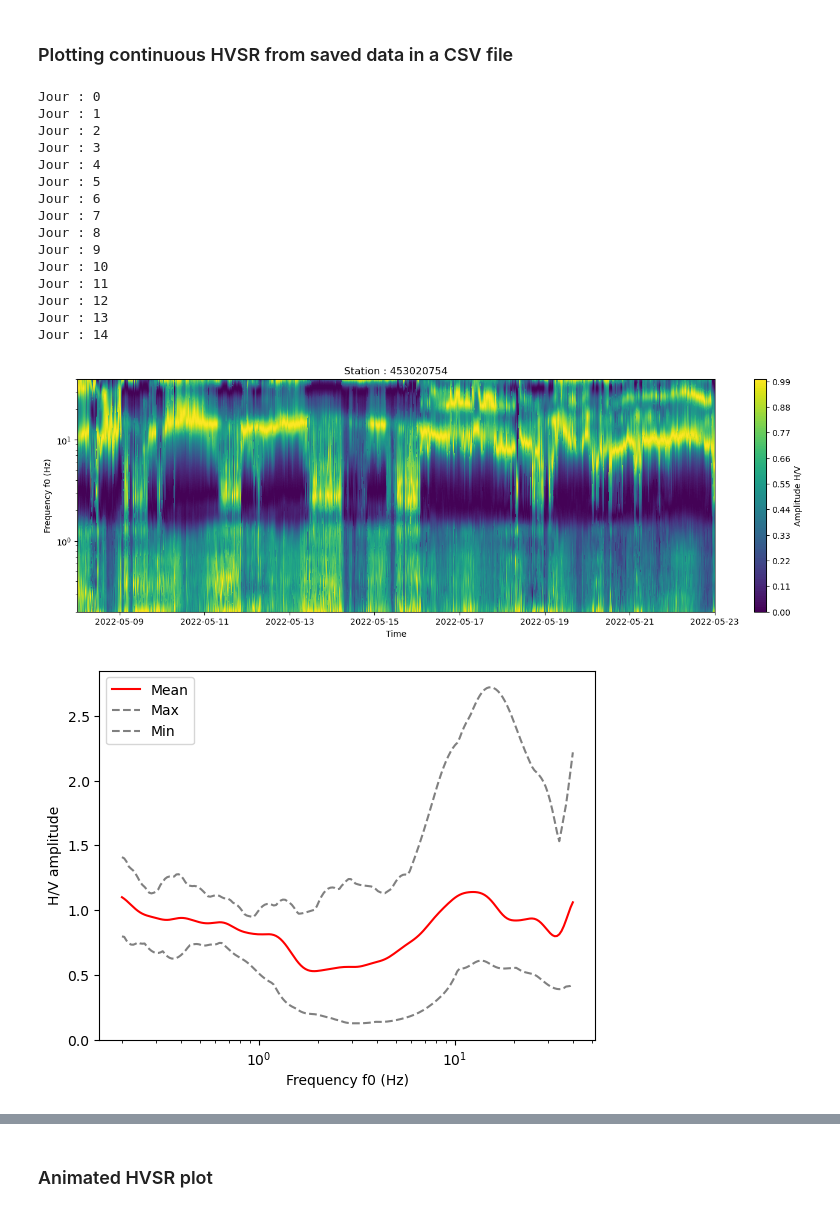
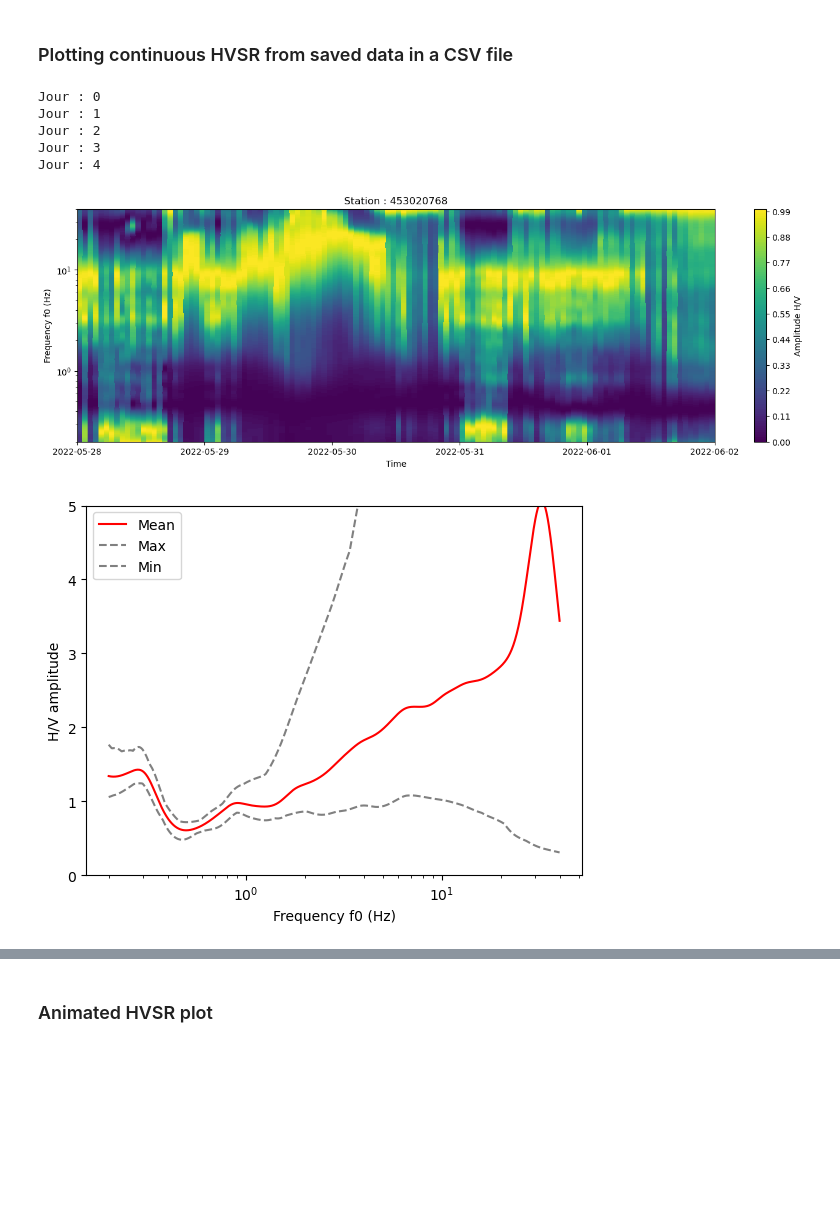
Before and after one commit to jgovoort/sismo-memo, a Jupyter notebook: Ice-thickness.ipynb, the cells around one changed output, grey strips where cells are left out. Cells and saved outputs as stored; diff of their text form; code cells hidden in the pictures; blank space fills up the shorter version.

```diff
--- a/Ice-thickness.ipynb
+++ b/Ice-thickness.ipynb
@@ -256,10 +256,6 @@ def hv_maximum(sensor, windowlenght, f_min, f_max) :
     max_iterations = 50 #maximum interations to reject
     # Distribution of f0 {"lognormal", "normal"}. Geopsy default "normal" -> "lognormal" is recommended.
     distribution_f0 = "lognormal"
-
-
-
-    startprocess = time.process_time()
 
     distribution_mc = "lognormal"
 
@@ -293,16 +289,20 @@ def hv_maximum(sensor, windowlenght, f_min, f_max) :
     peak_f_lower = f_min
     peak_f_upper = f_max
     # Geopsy's default is "squared-average" -> "geometric-mean" is recommended/// single-azimuth.
-    method = 'single-azimuth' #"geometric-mean"
+    method = "geometric-mean" #'single-azimuth'
     # If method="single-azimuth", set azimuth in degree clock-wise from north. If method!="single-azimuth", value is ignored.
     azimuth = 15
 
     hv = sensor.hv(windowlenght, bp_filter, width, bandwidth, resampling, method,
                f_low=peak_f_lower, f_high=peak_f_upper, azimuth=azimuth)
+
+    #max_freq = hv.mc_peak_frq(distribution_mc)
+    #print(max_freq)
+
     hv.reject_windows(n=n, max_iterations=max_iterations, distribution_f0=distribution_f0, distribution_mc=distribution_mc)
 
 
-    #max_freq = hv.mc_peak_frq(distribution_mc)
+
 
     #max_amp = hv.mc_peak_amp(distribution_mc)
 
@@ -310,9 +310,6 @@ def hv_maximum(sensor, windowlenght, f_min, f_max) :
 
     frq = hv.frq
 
-    endprocess = time.process_time()
-    print('Processing accomplished in '+str(endprocess-startprocess)+' seconds')
-
     return meanamp, frq
 # %% [markdown]
 ## Continuous HVSR
@@ -442,10 +465,10 @@ def hvsr_reader(filename, filepath) :
                     line += 1
         return tmpfrq, tmpamp, tmptimedep, tmptimeend, strtimedep, strtimeend
 # %%
-root = 'res_continuous_HVSR\\'
+#root = 'res_continuous_HVSR\\453020750\\'
 #["453020754.", "453020769.", "453020774."]
-namestt = "453020754"  #"453020769" #'453020739'
-
+namestt = "453020768"#453020769" #'453020739'
+root = 'res_continuous_HVSR\\'+namestt+'\\'
 fig = plt.figure(figsize=(17,5))
 
 
@@ -462,8 +485,8 @@ miniplottimestartstr = []
 miniplothour = []
 
 startnbrdays = 0
-nbrdays = 15 #days
-timestep = 20 #minutes
+nbrdays = 5 #days
+timestep = 60 #minutes
 
 nbrsteps = int(24*60/timestep)
 
@@ -493,49 +516,39 @@ for day in range(startnbrdays,nbrdays) :
         ContiHVTime.append(tmptimeend)
         ContiHVFreq.append(tmpfrq)
         ContiHVFreq.append(tmpfrq)
         ContiHVAmp.append(tmpamp)
         ContiHVAmp.append(tmpamp)
 
     print('Jour : '+str(day))
 
 ContiHVTime = np.array(ContiHVTime)
 ContiHVFreq = np.array(ContiHVFreq)
 ContiHVAmp = np.array(ContiHVAmp)
 
 plt.contourf(ContiHVTime, ContiHVFreq,ContiHVAmp, 100)
 plt.colorbar(label = "Amplitude H/V")
 plt.title('Station : '+str(namestt) )
 plt.yscale('log')
 #plt.ylim(0,10)
 #plt.gca().invert_yaxis()
 plt.xlabel('Time')
 plt.ylabel('Frequency f0 (Hz)')
 #plt.ylabel('Depth (m)')
 
-plt.savefig('plot_ice_thick/continuous_HVintensity_'+str(namestt)+'.png')
+plt.savefig('plot_ice_thick/NODE_VATNA/continuous_HVintensity_'+str(namestt)+'.png')
 
 plt.show()
 # %% [output]
 Jour : 0
 Jour : 1
 Jour : 2
 Jour : 3
 Jour : 4
-Jour : 5
-Jour : 6
-Jour : 7
-Jour : 8
-Jour : 9
-Jour : 10
-Jour : 11
-Jour : 12
-Jour : 13
-Jour : 14
-[figure, old version]
+[figure, new version]
 # %%
 import istremor_hvsr
 # %%
-istremor_hvsr.hvsr_TimePlot(miniplotfrq,miniplotamp)
+istremor_hvsr.hvsr_TimePlot(miniplotfrq,miniplotamp,ylimmin=0,ylimmax=5)
 # %% [output]
-[figure, old version]
+[figure, new version]
 # %%
```
Also changed, not shown: parts of 5 cells of this notebook, 23 other files.
